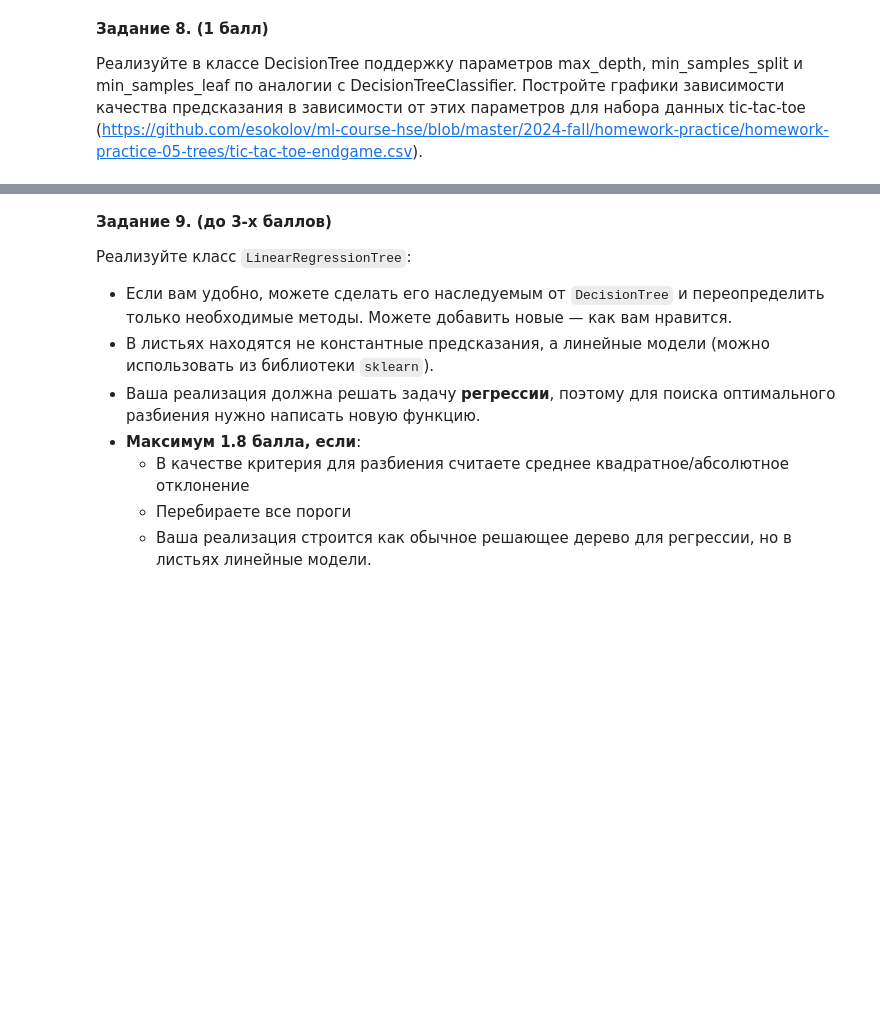
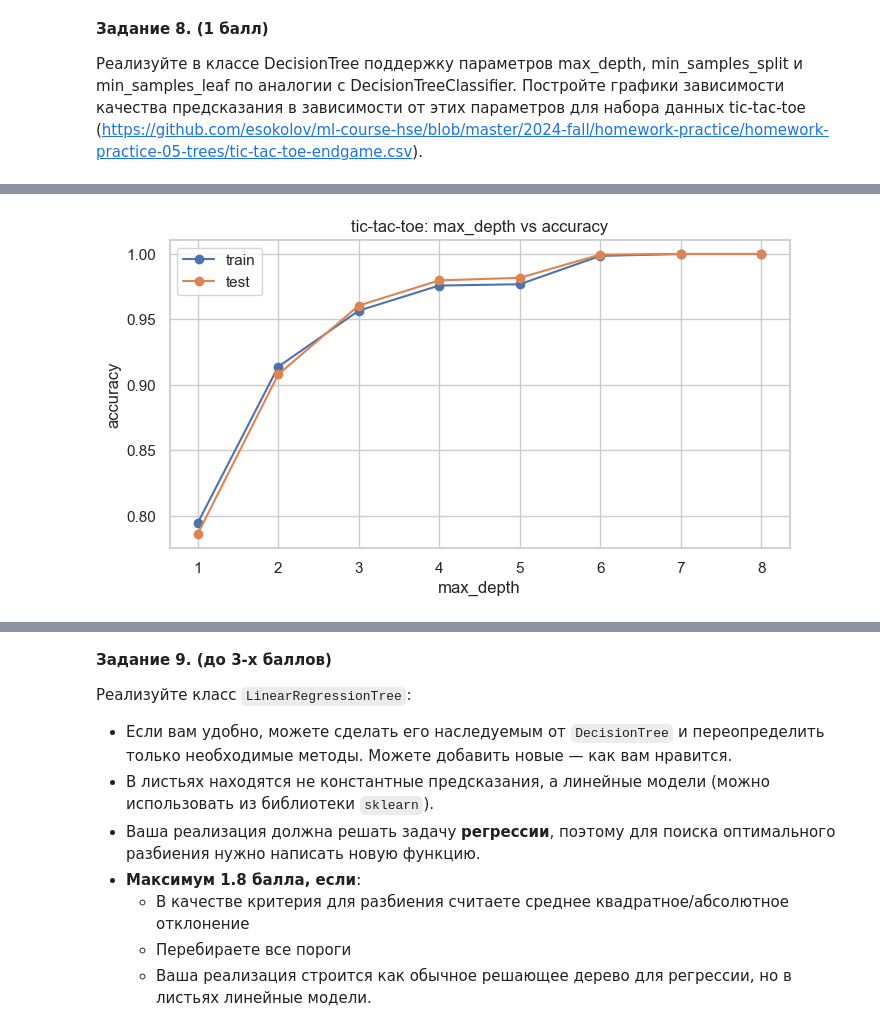
Before and after one commit to Uralbeckins/ML-Sokolov-Course, a Jupyter notebook: homework-practice-05-trees.ipynb, the cells around one changed output, grey strips where cells are left out. Cells and saved outputs as stored; diff of their text form; code cells hidden in the pictures; blank space fills up the shorter version.

```diff
--- a/homework-practice-05-trees.ipynb
+++ b/homework-practice-05-trees.ipynb
@@ -395,0 +404,9 @@ __Задание 7. (0.5 балла)__
+# %%
+from hw5code import DecisionTree
+
+my_tree = DecisionTree(max_depth=1, min_samples_split=1, min_samples_leaf=2, feature_types=['num'] * X_train.shape[1])
+my_tree.fit(X_train, y_train)
+accuracy_train = accuracy_score(y_train, my_tree.predict(X_train))
+accuracy_test = accuracy_score(y_test, my_tree.predict(X_test))
+print(f'ACCURACY_TRAIN: {accuracy_train}')
+print(f'ACCURACY_TEST: {accuracy_test}')
@@ -401,0 +424,7 @@ __Задание 8. (1 балл)__
+# %%
+my_tree = DecisionTree(max_depth=9, min_samples_split=1, min_samples_leaf=12, feature_types=['num'] * X_train.shape[1])
+my_tree.fit(X_train, y_train)
+accuracy_train = accuracy_score(y_train, my_tree.predict(X_train))
+accuracy_test = accuracy_score(y_test, my_tree.predict(X_test))
+print(f'ACCURACY_TRAIN: {accuracy_train}')
+print(f'ACCURACY_TEST: {accuracy_test}')
@@ -401,0 +434,80 @@ __Задание 8. (1 балл)__
+# %%
+# Исследуем зависимость accuracy от гиперпараметров
+
+max_depths = [1, 2, 3, 4, 5, 6, 7, 8]
+min_samples_splits = [2, 5, 10, 20, 40]
+min_samples_leafs = [1, 2, 4, 8, 16]
+
+# 1) max_depth
+results = []
+for max_depth in max_depths:
+    clf = DecisionTree(
+        max_depth=max_depth,
+        min_samples_split=2,
+        min_samples_leaf=1,
+        feature_types=['num'] * X_train.shape[1]
+    )
+    clf.fit(X_train, y_train)
+    results.append((max_depth,
+                    accuracy_score(y_train, clf.predict(X_train)),
+                    accuracy_score(y_test, clf.predict(X_test))))
+
+results_df = pd.DataFrame(results, columns=['max_depth', 'train_acc', 'test_acc'])
+plt.figure(figsize=(8, 4))
+plt.plot(results_df['max_depth'], results_df['train_acc'], marker='o', label='train')
+plt.plot(results_df['max_depth'], results_df['test_acc'], marker='o', label='test')
+plt.title('tic-tac-toe: max_depth vs accuracy')
+plt.xlabel('max_depth')
+plt.ylabel('accuracy')
+plt.legend()
+plt.grid(True)
+
+# 2) min_samples_split
+results = []
+for min_split in min_samples_splits:
+    clf = DecisionTree(
+        max_depth=8,
+        min_samples_split=min_split,
+        min_samples_leaf=1,
+        feature_types=['num'] * X_train.shape[1]
+    )
+    clf.fit(X_train, y_train)
+    results.append((min_split,
+                    accuracy_score(y_train, clf.predict(X_train)),
+                    accuracy_score(y_test, clf.predict(X_test))))
+
+results_df = pd.DataFrame(results, columns=['min_samples_split', 'train_acc', 'test_acc'])
+plt.figure(figsize=(8, 4))
+plt.plot(results_df['min_samples_split'], results_df['train_acc'], marker='o', label='train')
+plt.plot(results_df['min_samples_split'], results_df['test_acc'], marker='o', label='test')
+plt.title('tic-tac-toe: min_samples_split vs accuracy')
+plt.xlabel('min_samples_split')
+plt.ylabel('accuracy')
+plt.legend()
+plt.grid(True)
+
+# 3) min_samples_leaf
+results = []
+for min_leaf in min_samples_leafs:
+    clf = DecisionTree(
+        max_depth=8,
+        min_samples_split=2,
+        min_samples_leaf=min_leaf,
+        feature_types=['num'] * X_train.shape[1]
+    )
+    clf.fit(X_train, y_train)
+    results.append((min_leaf,
+                    accuracy_score(y_train, clf.predict(X_train)),
+                    accuracy_score(y_test, clf.predict(X_test))))
+
+results_df = pd.DataFrame(results, columns=['min_samples_leaf', 'train_acc', 'test_acc'])
+plt.figure(figsize=(8, 4))
+plt.plot(results_df['min_samples_leaf'], results_df['train_acc'], marker='o', label='train')
+plt.plot(results_df['min_samples_leaf'], results_df['test_acc'], marker='o', label='test')
+plt.title('tic-tac-toe: min_samples_leaf vs accuracy')
+plt.xlabel('min_samples_leaf')
+plt.ylabel('accuracy')
+plt.legend()
+plt.grid(True)
+# %% [output]
+[figure, added]
```
Also changed, not shown: parts of 20 cells of this notebook, 1 other file.
